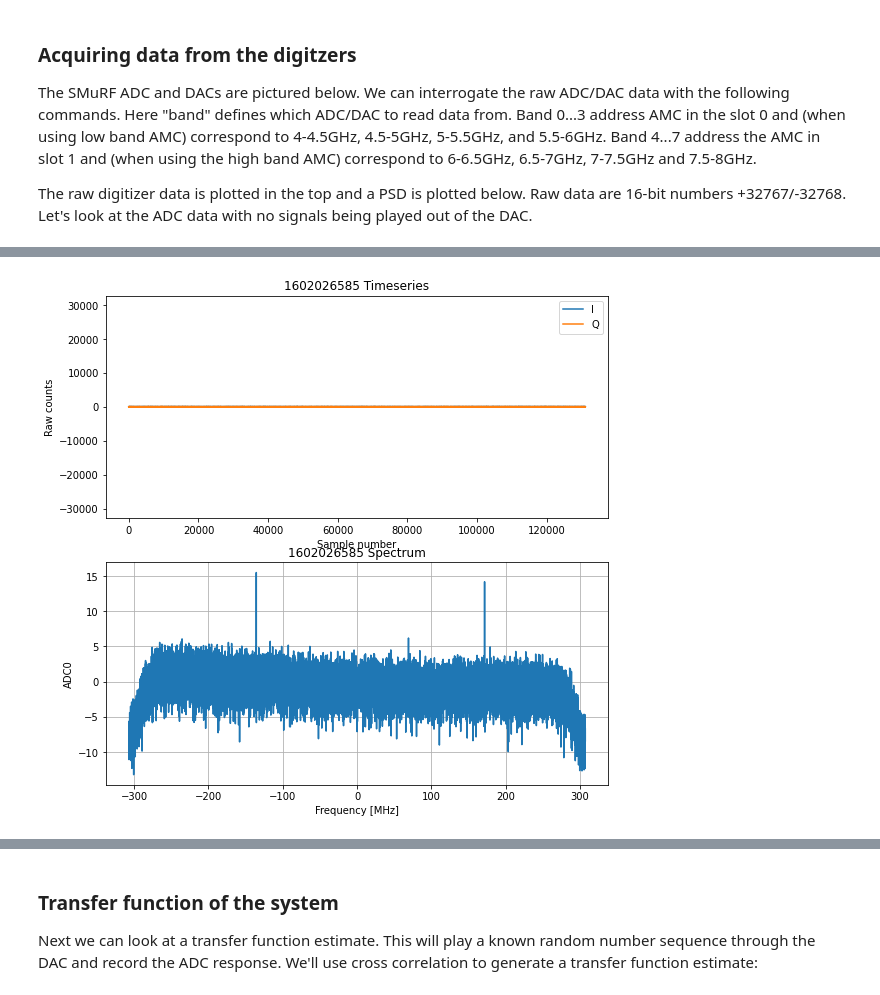
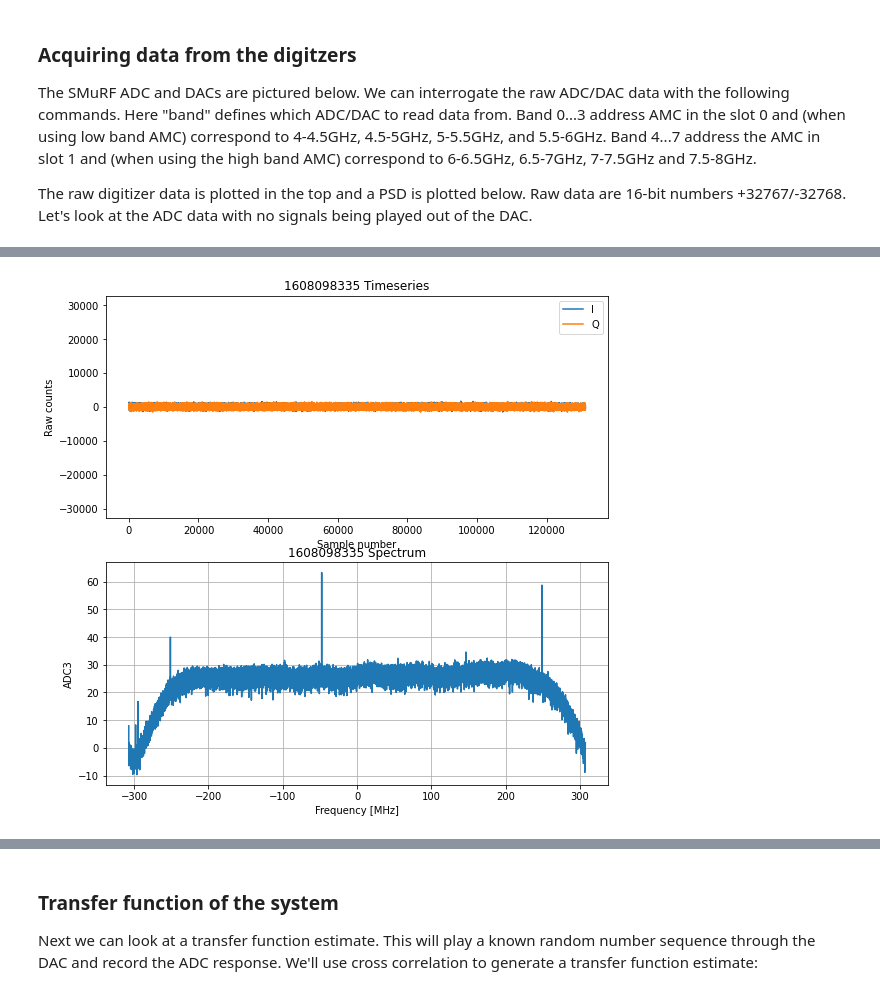
Before and after one commit to slaclab/pysmurf, a Jupyter notebook: scratch/mdewart/intro_to_smurf.ipynb, the cells around one changed output, grey strips where cells are left out. Drawn from its saved outputs; the diff is of its cells as text; code cells hidden in the pictures.

```diff
--- a/scratch/mdewart/intro_to_smurf.ipynb
+++ b/scratch/mdewart/intro_to_smurf.ipynb
@@ -30,6 +30,6 @@ import os
 # %% [markdown]
 Next we'll define the EPICS server prefix and experiment configuration file
 # %%
-epics_prefix = "smurf_server_s4"
-config_file  = "/usr/local/src/pysmurf/cfg_files/stanford/experiment_fp30_cc02-03_lbOnlyBay0.cfg"
+epics_prefix = "smurf_server_s2"
+config_file  = "/usr/local/src/pysmurf/cfg_files/mit/experiment_mit.cfg"
 S = pysmurf.client.SmurfControl(epics_root=epics_prefix, cfg_file=config_file, setup=False, make_logfile=False)
@@ -67,5 +62,5 @@ The SMuRF ADC and DACs are pictured below.  We can interrogate the raw ADC/DAC d
 
 The raw digitizer data is plotted in the top and a PSD is plotted below.  Raw data are 16-bit numbers +32767/-32768.  Let's look at the ADC data with no signals being played out of the DAC.
 # %%
-adc_data = S.read_adc_data(data_length=2**16, band=0, make_plot=True, show_plot=True)
+adc_data = S.read_adc_data(data_length=2**16, band=3, make_plot=True, show_plot=True)
 # %% [output]
@@ -76,4 +71,4 @@ adc_data = S.read_adc_data(data_length=2**16, band=0, make_plot=True, show_plot=
-[figure, old version]
+[figure, new version]
 # %%
 dac_data = S.read_dac_data(data_length=2**16, band=0, make_plot=True, show_plot=True)
 # %% [output]
```
Also changed, not shown: parts of 14 cells of this notebook.
